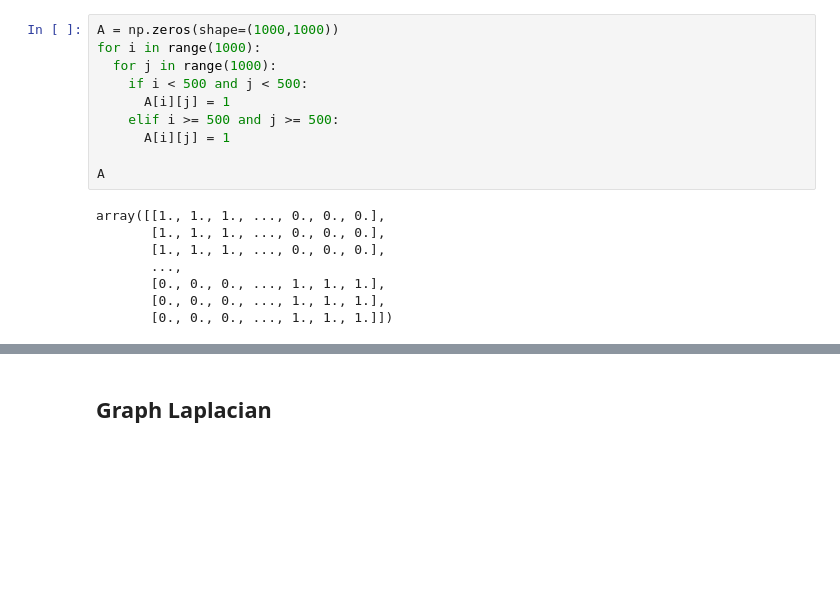
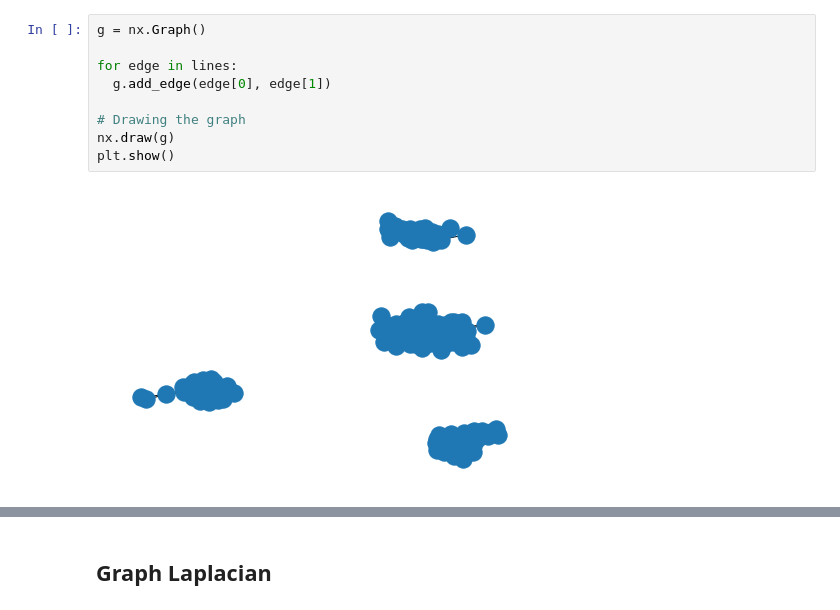
Before and after one commit to workinn/ID2222, a Jupyter notebook: lab4/test.ipynb, the cells around one changed output, grey strips where cells are left out. Drawn from its saved outputs; the diff is of its cells as text; blank space fills up the shorter version.

```diff
--- a/lab4/test.ipynb
+++ b/lab4/test.ipynb
@@ -19,24 +34,17 @@ array([[  0,   1],
        [215, 234],
        [212, 234],
        [240, 234]])
-# %%
-A = np.zeros(shape=(1000,1000))
-for i in range(1000):
-  for j in range(1000):
-    if i < 500 and j < 500:
-      A[i][j] = 1
-    elif i >= 500 and j >= 500:
-      A[i][j] = 1
-
-A
-# %% [output]
-array([[1., 1., 1., ..., 0., 0., 0.],
-       [1., 1., 1., ..., 0., 0., 0.],
-       [1., 1., 1., ..., 0., 0., 0.],
-       ...,
-       [0., 0., 0., ..., 1., 1., 1.],
-       [0., 0., 0., ..., 1., 1., 1.],
-       [0., 0., 0., ..., 1., 1., 1.]])
+# %%
+g = nx.Graph()
+
+for edge in lines:
+  g.add_edge(edge[0], edge[1])
+
+# Drawing the graph
+nx.draw(g)
+plt.show()
+# %% [output]
+[figure, added]
 # %%
 # col1 = lines[:,0]
 # col2 = lines[:,1]
```
Also changed, not shown: parts of 17 cells of this notebook, 3 other files.
